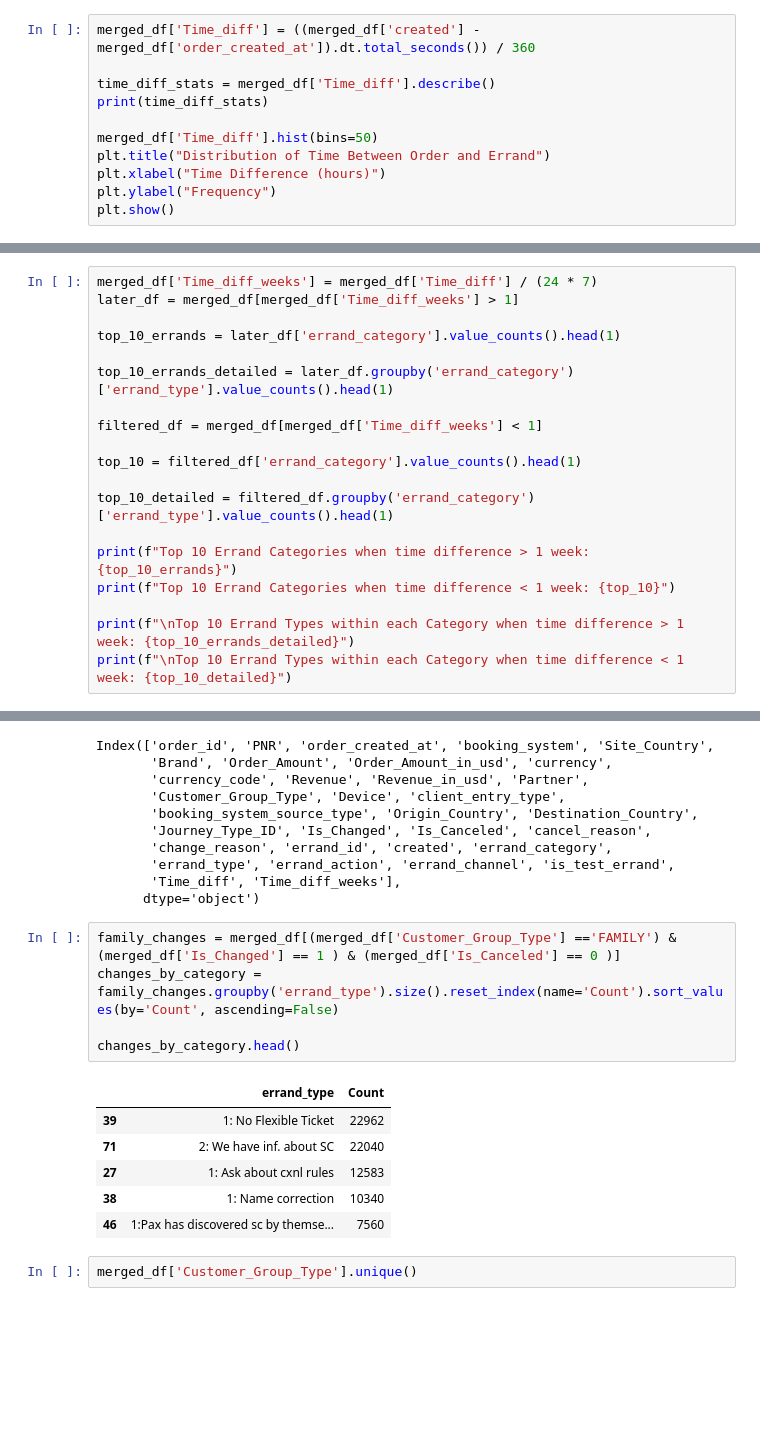
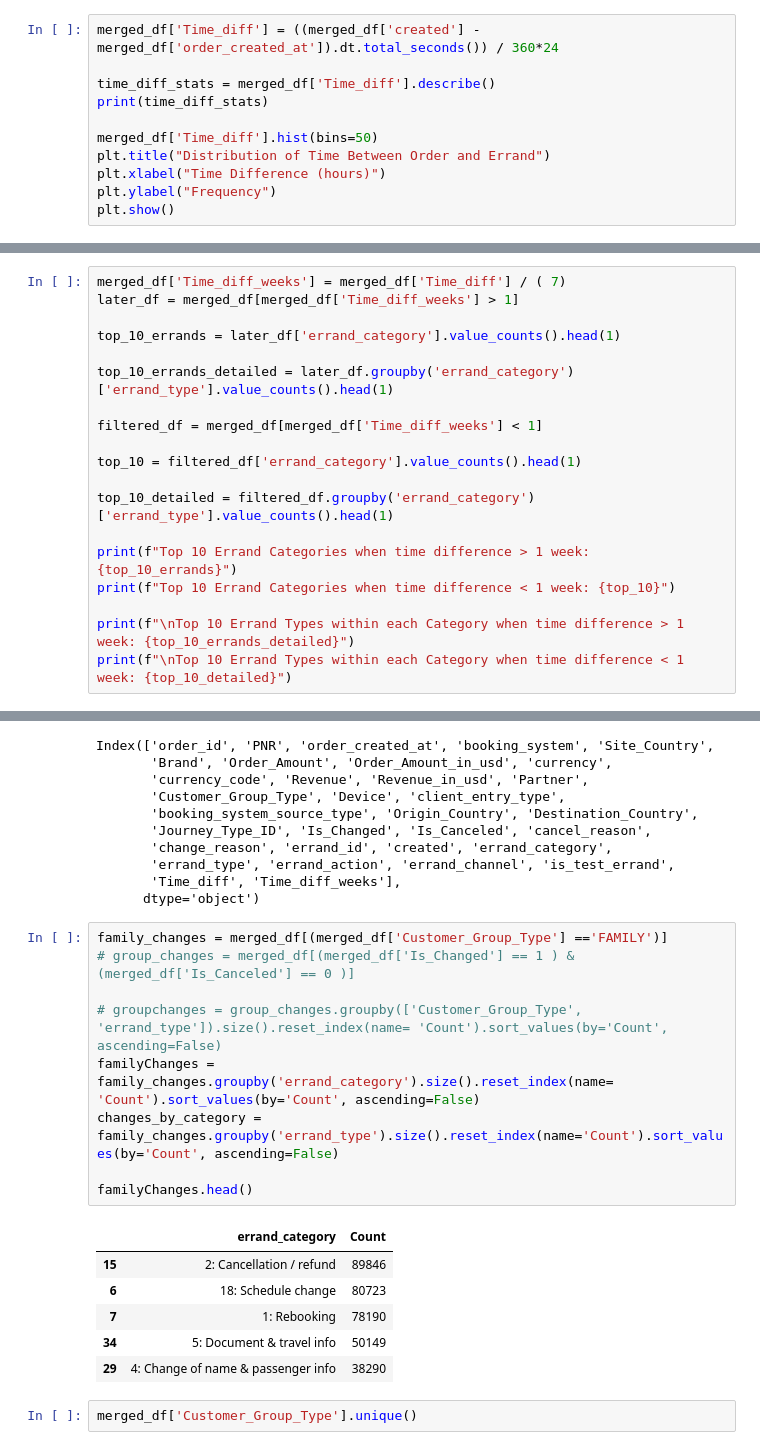
Before and after one commit to MinaBadri/MinaBadri-20250117, a Jupyter notebook: analysis.ipynb, the cells around one changed output, grey strips where cells are left out. Cells and saved outputs as stored; diff of their text form; blank space fills up the shorter version.

```diff
--- a/analysis.ipynb
+++ b/analysis.ipynb
@@ -170,7 +170,7 @@ merged_df['created'] = pd.to_datetime(merged_df['created'])#.dt.date
 
 #     merged_df.drop(col, axis=1, inplace=True)
 # %%
-merged_df['Time_diff'] = ((merged_df['created'] - merged_df['order_created_at']).dt.total_seconds()) / 360
+merged_df['Time_diff'] = ((merged_df['created'] - merged_df['order_created_at']).dt.total_seconds()) / 360*24
 
 time_diff_stats = merged_df['Time_diff'].describe()
 print(time_diff_stats)
@@ -194,5 +194,5 @@ Name: Time_diff, dtype: float64
 # %%
-merged_df['Time_diff_weeks'] = merged_df['Time_diff'] / (24 * 7)
+merged_df['Time_diff_weeks'] = merged_df['Time_diff'] / ( 7)
 later_df = merged_df[merged_df['Time_diff_weeks'] > 1]
 
 top_10_errands = later_df['errand_category'].value_counts().head(1)
@@ -388,17 +402,21 @@ Index(['order_id', 'PNR', 'order_created_at', 'booking_system', 'Site_Country',
        'Time_diff', 'Time_diff_weeks'],
       dtype='object')
 # %%
-family_changes = merged_df[(merged_df['Customer_Group_Type'] =='FAMILY') & (merged_df['Is_Changed'] == 1 ) & (merged_df['Is_Canceled'] == 0 )]
+family_changes = merged_df[(merged_df['Customer_Group_Type'] =='FAMILY')]
+# group_changes = merged_df[(merged_df['Is_Changed'] == 1 ) & (merged_df['Is_Canceled'] == 0 )]
+
+# groupchanges = group_changes.groupby(['Customer_Group_Type', 'errand_type']).size().reset_index(name= 'Count').sort_values(by='Count', ascending=False)
+familyChanges = family_changes.groupby('errand_category').size().reset_index(name= 'Count').sort_values(by='Count', ascending=False)
 changes_by_category = family_changes.groupby('errand_type').size().reset_index(name='Count').sort_values(by='Count', ascending=False)
 
-changes_by_category.head()
+familyChanges.head()
 # %% [output]
-|  | errand_type | Count |
-| 39 | 1: No Flexible Ticket | 22962 |
-| 71 | 2: We have inf. about SC | 22040 |
-| 27 | 1: Ask about cxnl rules | 12583 |
-| 38 | 1: Name correction | 10340 |
-| 46 | 1:Pax has discovered sc by themse... | 7560 |
+|  | errand_category | Count |
+| 15 | 2: Cancellation / refund | 89846 |
+| 6 | 18: Schedule change | 80723 |
+| 7 | 1: Rebooking | 78190 |
+| 34 | 5: Document & travel info | 50149 |
+| 29 | 4: Change of name & passenger info | 38290 |
 # %%
 merged_df['Customer_Group_Type'].unique()
 # %% [output]
```
Also changed, not shown: parts of 13 cells of this notebook, 1 other file.
